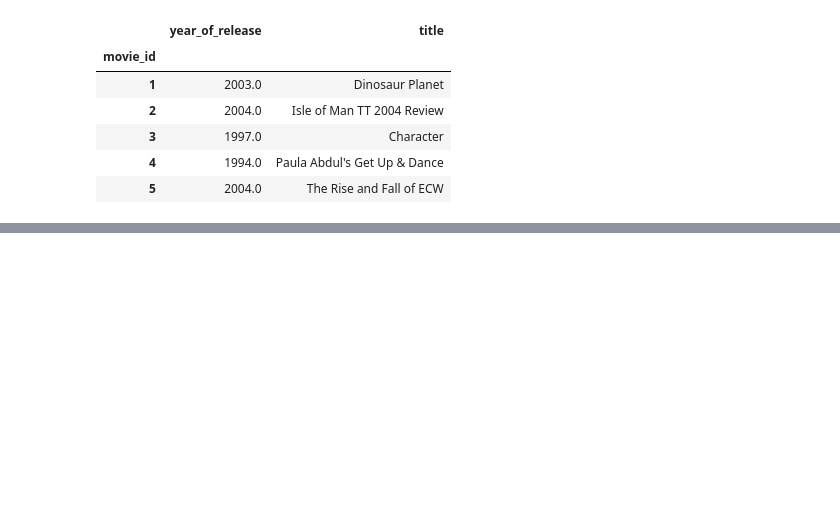
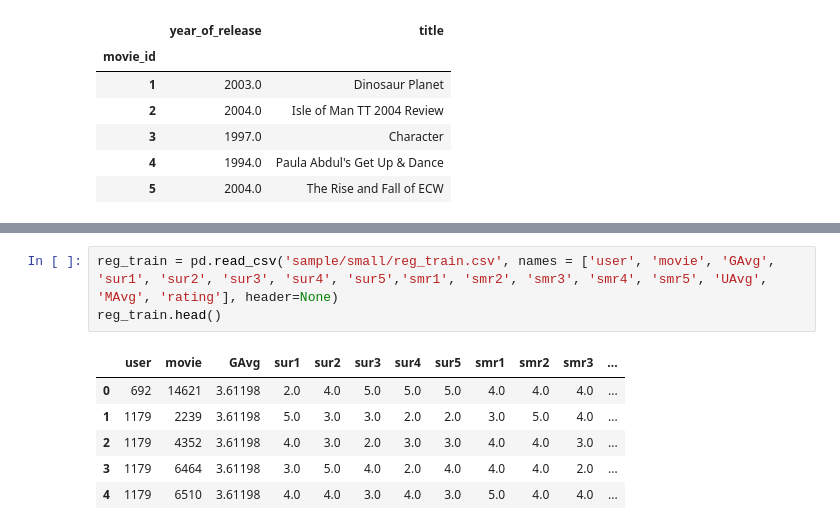
Before and after one commit to shoryasethia/AIC-Manager-Recruitment, a Jupyter notebook: Recommender-Systems/movie-recommender.ipynb, the cells around one changed output, grey strips where cells are left out. Drawn from its saved outputs; the diff is of its cells as text; blank space fills up the shorter version.

```diff
--- a/Recommender-Systems/movie-recommender.ipynb
+++ b/Recommender-Systems/movie-recommender.ipynb
@@ -954,0 +1240,10 @@ movie_titles.loc[sim_indices[:10]]
+# %%
+reg_train = pd.read_csv('sample/small/reg_train.csv', names = ['user', 'movie', 'GAvg', 'sur1', 'sur2', 'sur3', 'sur4', 'sur5','smr1', 'smr2', 'smr3', 'smr4', 'smr5', 'UAvg', 'MAvg', 'rating'], header=None)
+reg_train.head()
+# %% [output]
+|  | user | movie | GAvg | sur1 | sur2 | sur3 | sur4 | sur5 | smr1 | smr2 | smr3 | ... |
+| 0 | 692 | 14621 | 3.61198 | 2.0 | 4.0 | 5.0 | 5.0 | 5.0 | 4.0 | 4.0 | 4.0 | ... |
+| 1 | 1179 | 2239 | 3.61198 | 5.0 | 3.0 | 3.0 | 2.0 | 2.0 | 3.0 | 5.0 | 4.0 | ... |
+| 2 | 1179 | 4352 | 3.61198 | 4.0 | 3.0 | 2.0 | 3.0 | 3.0 | 4.0 | 4.0 | 3.0 | ... |
+| 3 | 1179 | 6464 | 3.61198 | 3.0 | 5.0 | 4.0 | 2.0 | 4.0 | 4.0 | 4.0 | 2.0 | ... |
+| 4 | 1179 | 6510 | 3.61198 | 4.0 | 4.0 | 3.0 | 4.0 | 3.0 | 5.0 | 4.0 | 4.0 | ... |
```
Also changed, not shown: parts of 141 cells of this notebook, 12 other files.
